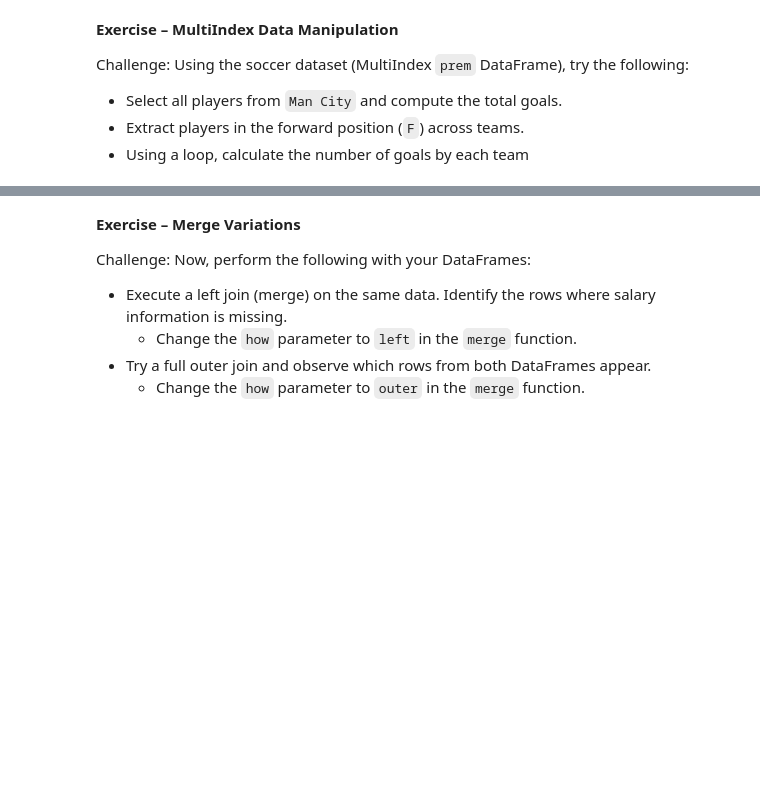
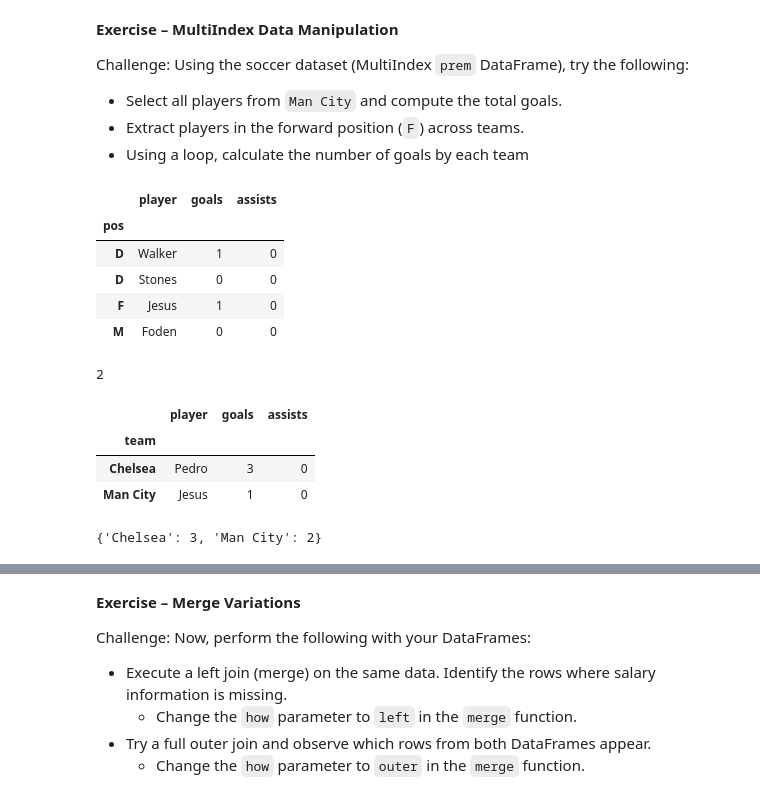
Before and after one commit to messymoose/ECON570, a Jupyter notebook: dis/friday2_fa25.ipynb, the cells around one changed output, grey strips where cells are left out. Cells and saved outputs as stored; diff of their text form; code cells hidden in the pictures; blank space fills up the shorter version.

```diff
--- a/dis/friday2_fa25.ipynb
+++ b/dis/friday2_fa25.ipynb
@@ -263,15 +339,31 @@ Using the soccer dataset (MultiIndex `prem` DataFrame), try the following:
 - Extract players in the forward position (`F`) across teams.
 - Using a loop, calculate the number of goals by each team
 # %%
-#///////////////////////////////////////////////////////////////////////////////
-#----  Excercise 5: Data Slicing                                            ----
-#///////////////////////////////////////////////////////////////////////////////
-# 5.1 Computing the goals from man city
+man_city_players = prem.xs('Man City', level='team')
+display(man_city_players)
+man_city_players['goals'].sum()
+# %% [output]
+|  | player | goals | assists |
+| pos |  |  |  |
+| D | Walker | 1 | 0 |
+| D | Stones | 0 | 0 |
+| F | Jesus | 1 | 0 |
+| M | Foden | 0 | 0 |
+2
 # %%
-
-# 5.2 Extracting players in the foward position 'F' across teams
+prem.xs('F', level='pos')
+# %% [output]
+|  | player | goals | assists |
+| team |  |  |  |
+| Chelsea | Pedro | 3 | 0 |
+| Man City | Jesus | 1 | 0 |
 # %%
-# 5.3. Group the data by team
+goals_by_team = {}
+for team in prem.index.get_level_values('team').unique():
+    goals_by_team[team] = prem.xs(team, level='team')['goals'].sum()
+goals_by_team
+# %% [output]
+{'Chelsea': 3, 'Man City': 2}
 # %% [markdown]
 # 3. Merging DataFrames
 
```
Also changed, not shown: parts of 21 cells of this notebook, 16 other files.
